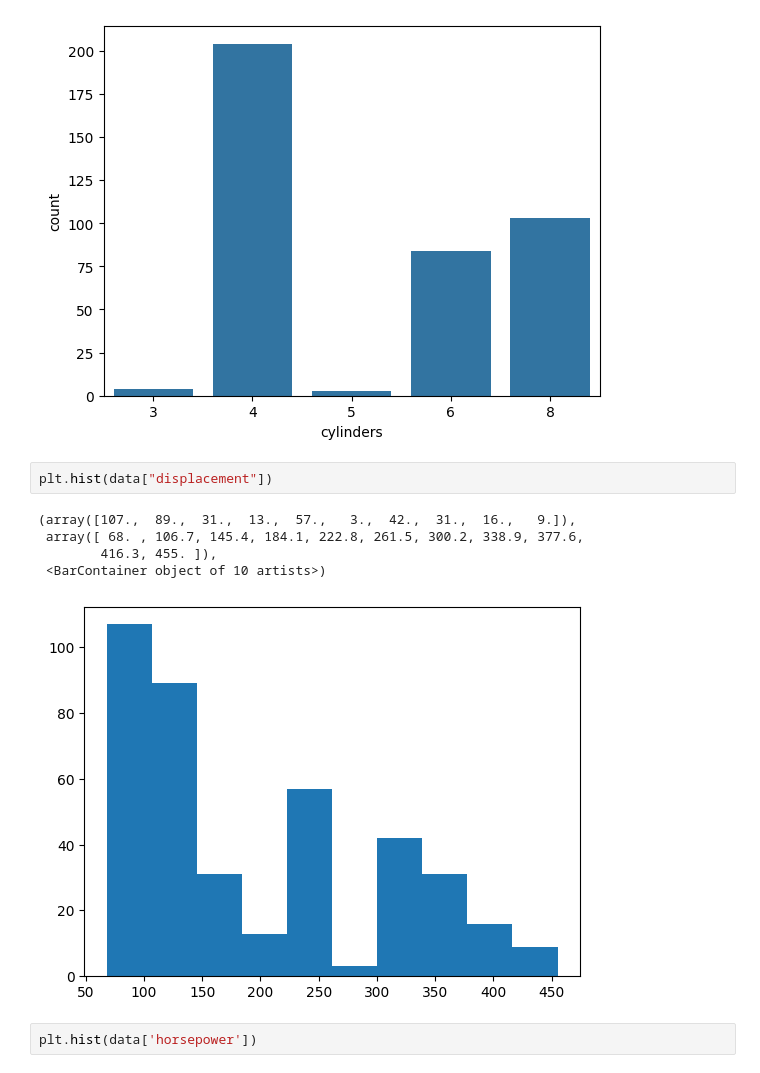
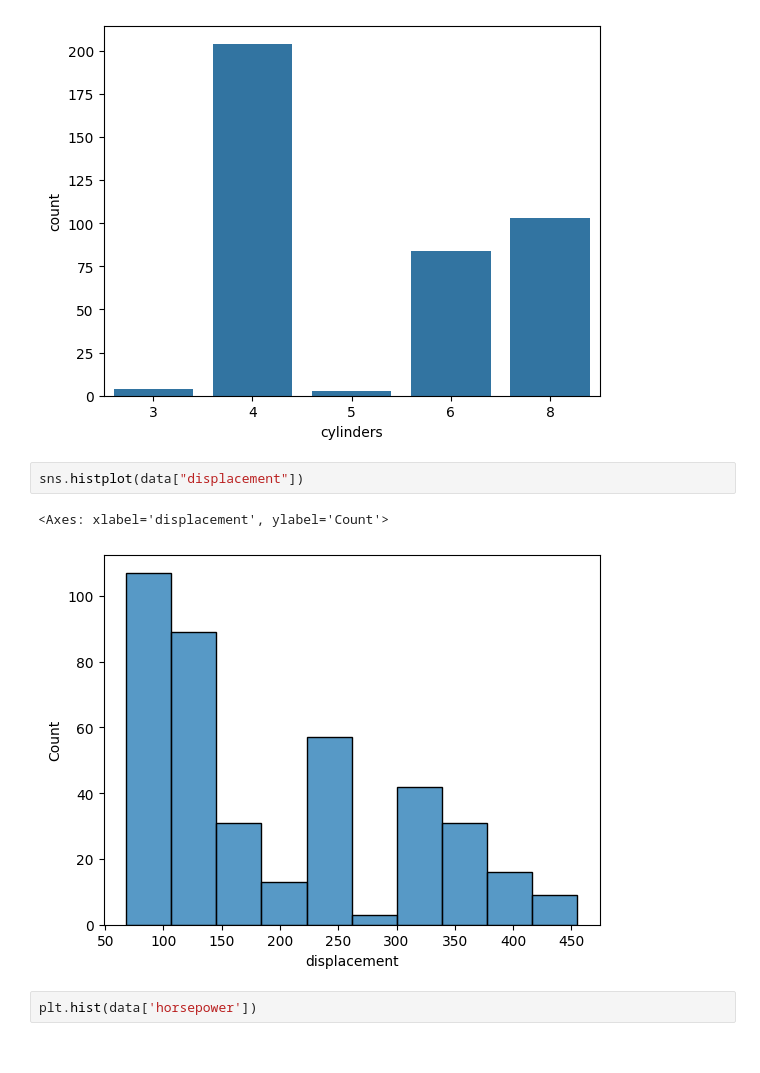
Before and after one commit to web-dev-champ/Auto-mpg, a Jupyter notebook: auto-mpg_EDA.ipynb, the cells around one changed output. Drawn from its saved outputs; the diff is of its cells as text.

```diff
--- a/auto-mpg_EDA.ipynb
+++ b/auto-mpg_EDA.ipynb
@@ -90,13 +101,10 @@ sns.countplot(x=data['cylinders'])
 <Axes: xlabel='cylinders', ylabel='count'>
 [figure]
 # %%
-plt.hist(data["displacement"])
+sns.histplot(data["displacement"])
 # %% [output]
-(array([107.,  89.,  31.,  13.,  57.,   3.,  42.,  31.,  16.,   9.]),
- array([ 68. , 106.7, 145.4, 184.1, 222.8, 261.5, 300.2, 338.9, 377.6,
-        416.3, 455. ]),
- <BarContainer object of 10 artists>)
+<Axes: xlabel='displacement', ylabel='Count'>
-[figure, old version]
+[figure, new version]
 # %%
 plt.hist(data['horsepower'])
 # %% [output]
```
Also changed, not shown: parts of 31 cells of this notebook.
